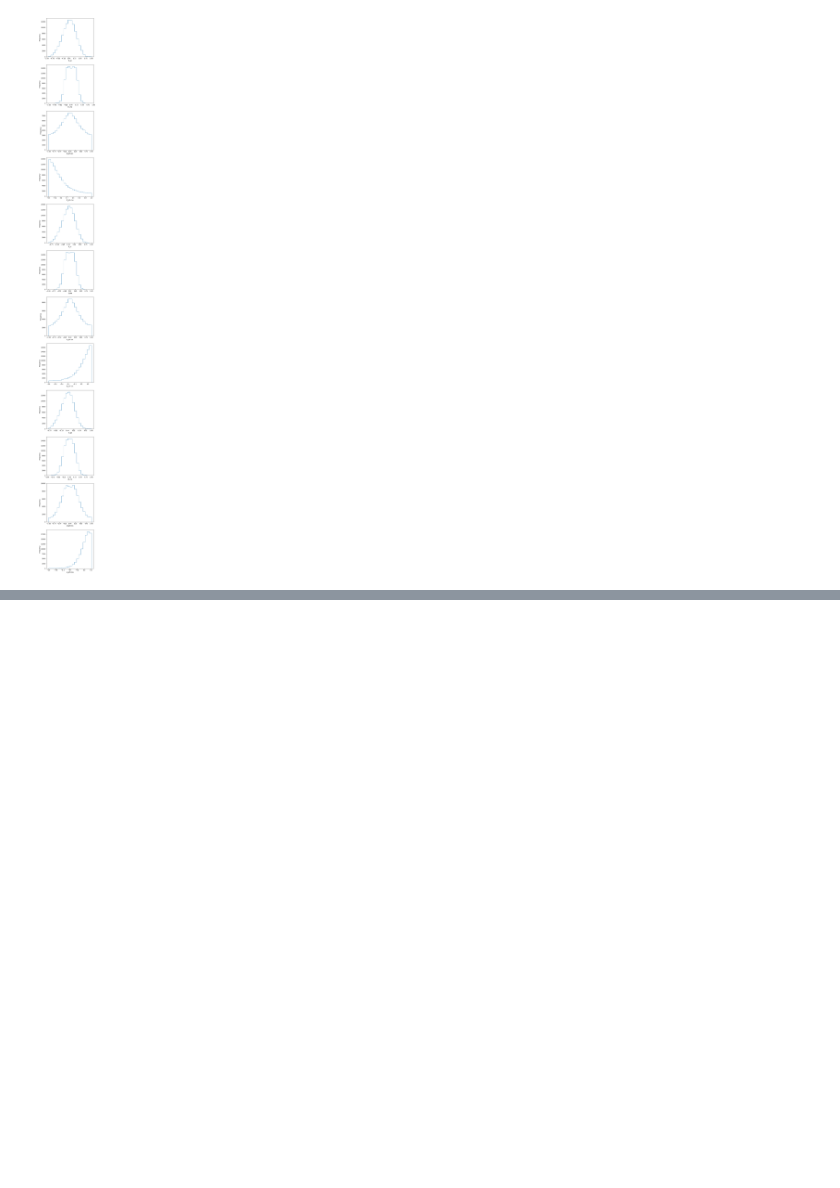
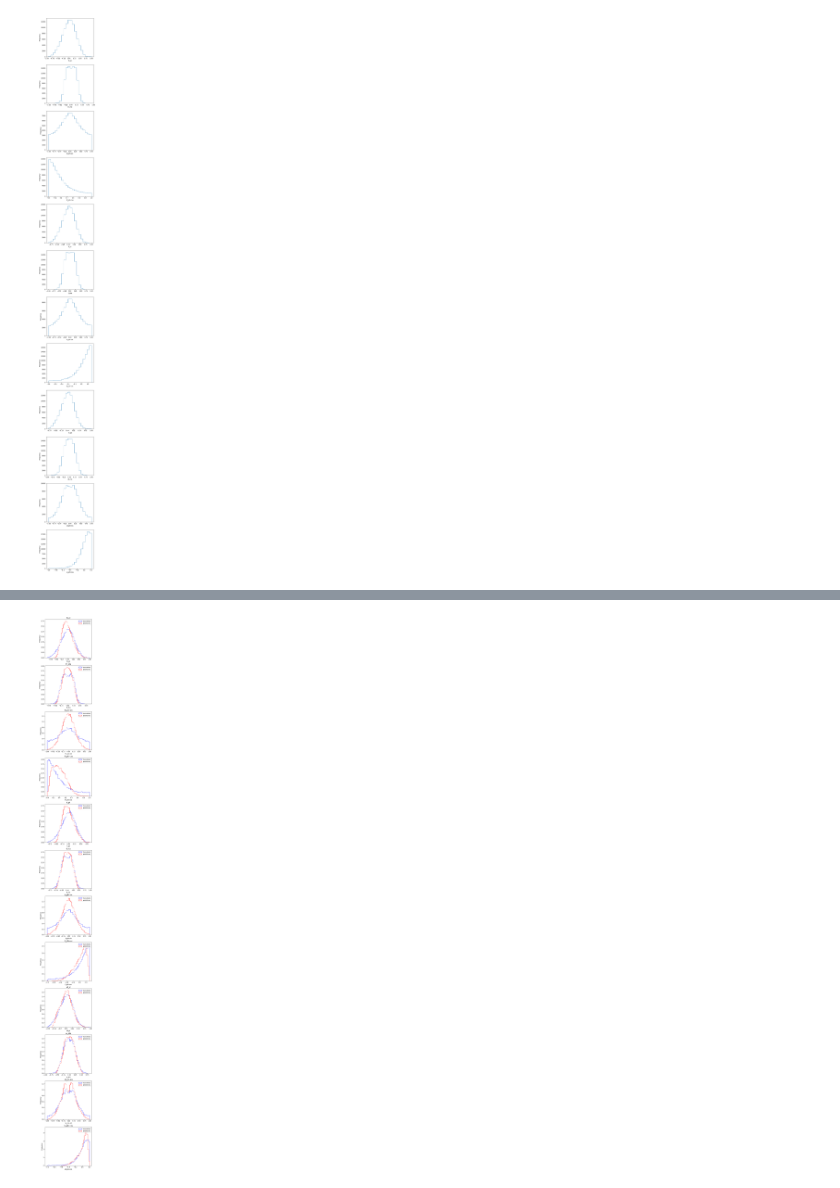
Before and after one commit to SNIPRS/top_ml, a Jupyter notebook: runs/conv_1d.ipynb, the cells around one changed output, grey strips where cells are left out. Cells and saved outputs as stored; diff of their text form; code cells hidden in the pictures; blank space fills up the shorter version.

```diff
--- a/runs/conv_1d.ipynb
+++ b/runs/conv_1d.ipynb
@@ -349,0 +313,4 @@ for i in range(Y_length):
+# %%
+display.variable_histogram(predictions_unscaled, true_unscaled, Y_names, False)
+# %% [output]
+[figure, added]
```
Also changed, not shown: parts of 25 cells of this notebook, 1 other file.
